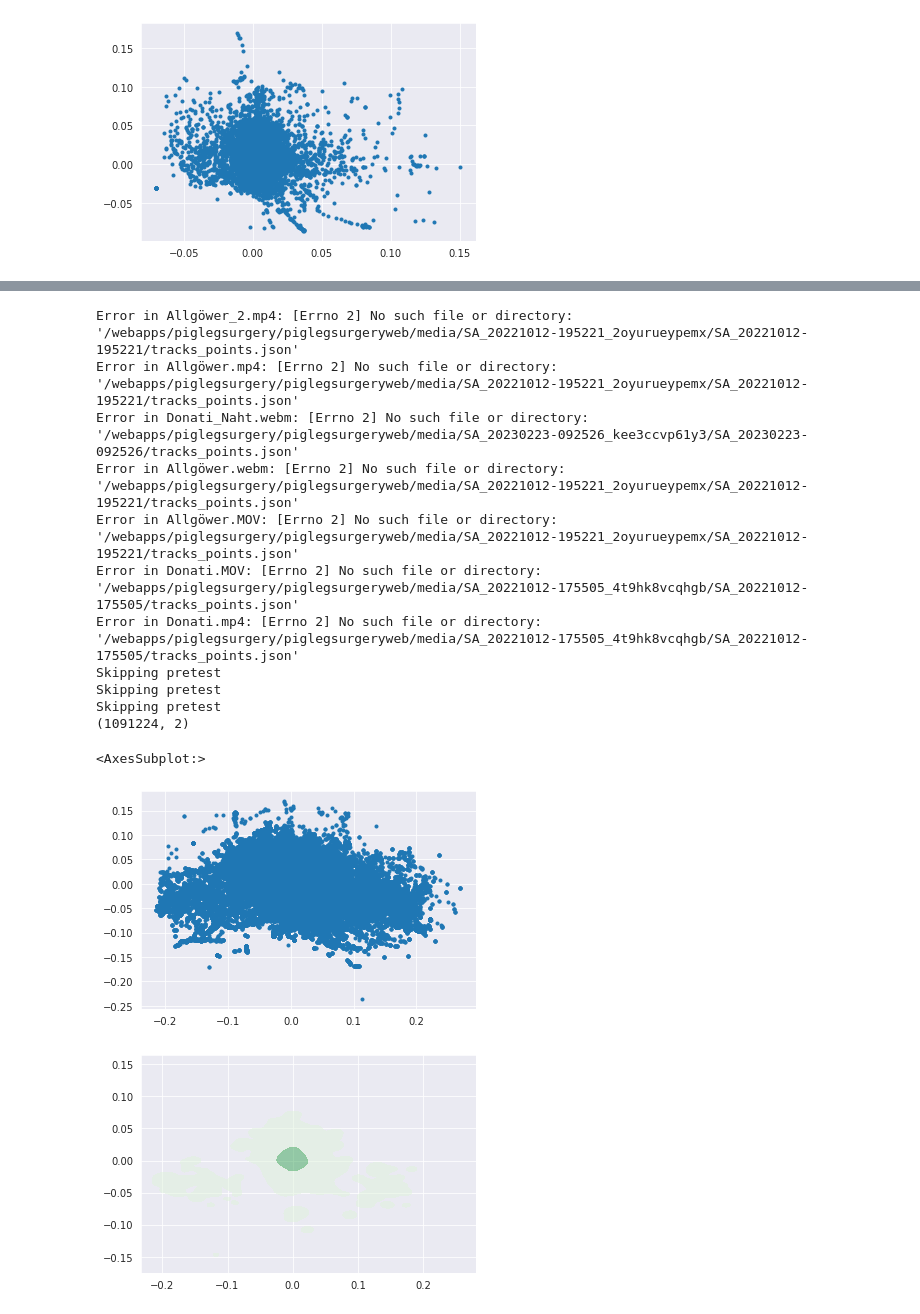
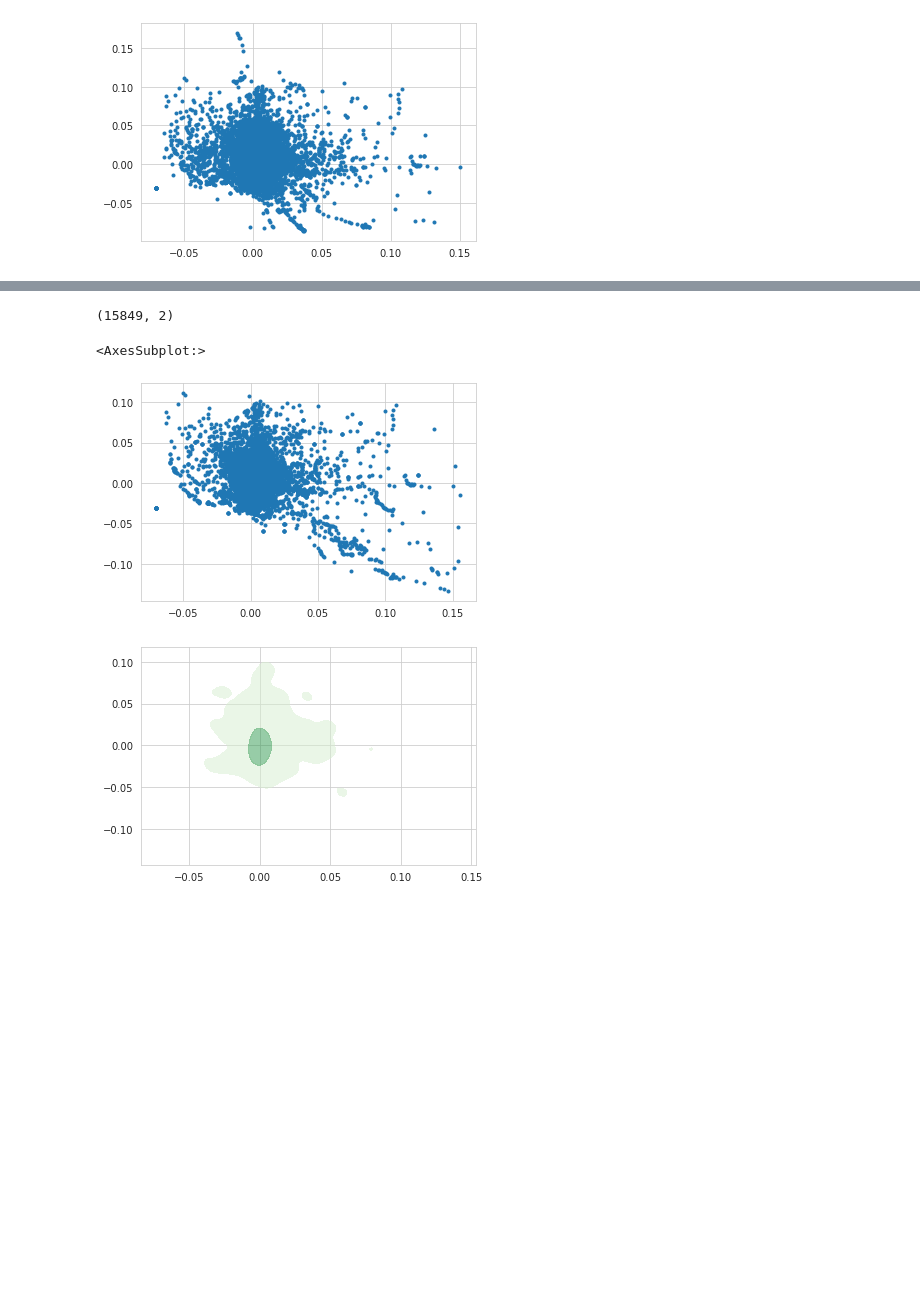
Before and after one commit to mjirik/surgeryanalyser, a Jupyter notebook: devel/2025-02_expert_trajectory_and_heatmap.ipynb, the cells around one changed output, grey strips where cells are left out. Saved outputs shown, nothing was run; the diff lists cells and outputs as text; code cells hidden in the pictures; blank space fills up the shorter version.

```diff
--- a/devel/2025-02_expert_trajectory_and_heatmap.ipynb
+++ b/devel/2025-02_expert_trajectory_and_heatmap.ipynb
@@ -38,10 +28,11 @@ assert HEATMAP_EXPERT_POINTS_PATH.exists()
 # %%
 
-fn = sorted(list(Path(".").glob("*list_of_all_stitches*.xlsx")))[-1]
+fn = sorted(list(Path(".").glob("**/*list_of_all_stitches*.xlsx")))[-1]
 print(fn)
 dfall = pd.read_excel(fn)
 
 if "done_by_expert" not in dfall.columns:
+    print("Adding done_by_expert column")
     dfall["done_by_expert"] = dfall["filename"].str.contains("Ekn").astype(float)
     dfall["done_by_expert"] = dfall["done_by_expert"].astype(bool)
 # dfall.done_by_expert.value_counts()
@@ -50,10 +41,9 @@ list_of_all_stitches_sorted_by_duration.2025-02-14_21-57-22.xlsx
 # %%
 
-MEDIA_ROOT = Path("../piglegsurgeryweb/media/")
 
 def get_outputdir(patch:str):
     img_pths = list((MEDIA_ROOT / "upload/").glob(f"*/*{patch}*"))
-    mediafile_path = img_pths[-1]
+    mediafile_path = sorted(img_pths)[0]
     mediafile_path = mediafile_path.absolute().resolve()
 
     outputdir = list(list((MEDIA_ROOT ).glob(f"*/*{patch}*.zip"))[-1].parent.glob("*/meta.json"))[-1].parent
@@ -226,0 +402,9 @@ def compare_heatmaps_plot(
+# %%
+
+fn = np.random.choice(dfall[dfall["done_by_expert"]==True].filename.values)
+patch = Path(fn).stem
+patch
+outputdir, mediafile_path = get_outputdir(patch)
+plt.figure(figsize=(10,10))
+# compare_heatmaps_plot(outputdir, points_px=None, pix_size_m=None, filename=None, image=None, tool_id=0, cmap="Greens", levels=3)
+compare_heatmaps_plot_one_contour(outputdir, points_px=None, pix_size_m=None, filename=None, image=None, tool_id=0, cmap="Greens", percentil=0.80)
@@ -245,48 +435,44 @@ pts_gt.shape
+# %%
+def get_data_from_one_outputdir(patch):
+    outputdir, mediafile_path = get_outputdir(patch)
+    with open(outputdir / "tracks_points.json", "r") as f:
+        tracks_points = json.load(f)
+    with open(outputdir / "meta.json", "r") as f:
+        meta = json.load(f)
+    return tracks_points, meta, outputdir, mediafile_path
 # %%
 
-# dfall_expert = dfall[dfall["done_by_expert"]==True]["filename"].values
-dfall_expert = dfall[dfall["done_by_expert"]==False]["filename"].values
+dfall_expert = dfall[dfall["done_by_expert"]==True]["filename"].values
+# dfall_expert = dfall[dfall["done_by_expert"]==False]["filename"].values
 
 points_expert = []
 for fn in dfall_expert:
     try:
         patch = Path(fn).stem
-        outputdir, mediafile_path = get_outputdir(patch)
-        with open(outputdir / "tracks_points.json", "r") as f:
-            tracks_points = json.load(f)
-        with open(outputdir / "meta.json", "r") as f:
-            meta = json.load(f)
+
+        tracks_points, meta, outputdir, mediafile_path = get_data_from_one_outputdir(patch)
+
         if "qr_data" not in meta:
-            print(f"Skipping {patch}")
+            print(f"Skipping {fn} because no qr_data found in meta.json")
             continue
         pix_size_m = meta["qr_data"]["pix_size"]
 
         points_px = np.asarray(tracks_points["data_pixels"][0])
         points_normed = (points_px - np.median(points_px, axis=0)) * pix_size_m
         points_expert.append(points_normed)
     except Exception as e:
         print(f"Error in {fn}: {e}")
 points_expert = np.concatenate(points_expert)
 print(points_expert.shape)
 
 
 plt.plot(points_expert[:,0], points_expert[:,1], ".")
 plt.figure()
 
 
 sns.kdeplot(x=points_expert[::10,0], y=points_expert[::10,1], cmap="Greens", fill=True, bw_adjust=1., levels=3,alpha=0.5)
 # %% [output]
-Error in Allgöwer_2.mp4: [Errno 2] No such file or directory: '/webapps/piglegsurgery/piglegsurgeryweb/media/SA_20221012-195221_2oyurueypemx/SA_20221012-195221/tracks_points.json'
-Error in Allgöwer.mp4: [Errno 2] No such file or directory: '/webapps/piglegsurgery/piglegsurgeryweb/media/SA_20221012-195221_2oyurueypemx/SA_20221012-195221/tracks_points.json'
-Error in Donati_Naht.webm: [Errno 2] No such file or directory: '/webapps/piglegsurgery/piglegsurgeryweb/media/SA_20230223-092526_kee3ccvp61y3/SA_20230223-092526/tracks_points.json'
-Error in Allgöwer.webm: [Errno 2] No such file or directory: '/webapps/piglegsurgery/piglegsurgeryweb/media/SA_20221012-195221_2oyurueypemx/SA_20221012-195221/tracks_points.json'
-Error in Allgöwer.MOV: [Errno 2] No such file or directory: '/webapps/piglegsurgery/piglegsurgeryweb/media/SA_20221012-195221_2oyurueypemx/SA_20221012-195221/tracks_points.json'
-Error in Donati.MOV: [Errno 2] No such file or directory: '/webapps/piglegsurgery/piglegsurgeryweb/media/SA_20221012-175505_4t9hk8vcqhgb/SA_20221012-175505/tracks_points.json'
-Error in Donati.mp4: [Errno 2] No such file or directory: '/webapps/piglegsurgery/piglegsurgeryweb/media/SA_20221012-175505_4t9hk8vcqhgb/SA_20221012-175505/tracks_points.json'
-Skipping pretest
-Skipping pretest
-Skipping pretest
-(1091224, 2)
+(15849, 2)
 <AxesSubplot:>
-[figure, old version]
+[figure, new version]
-[figure, old version]
+[figure, new version]
```
Also changed, not shown: parts of 19 cells of this notebook, 2 other files.
